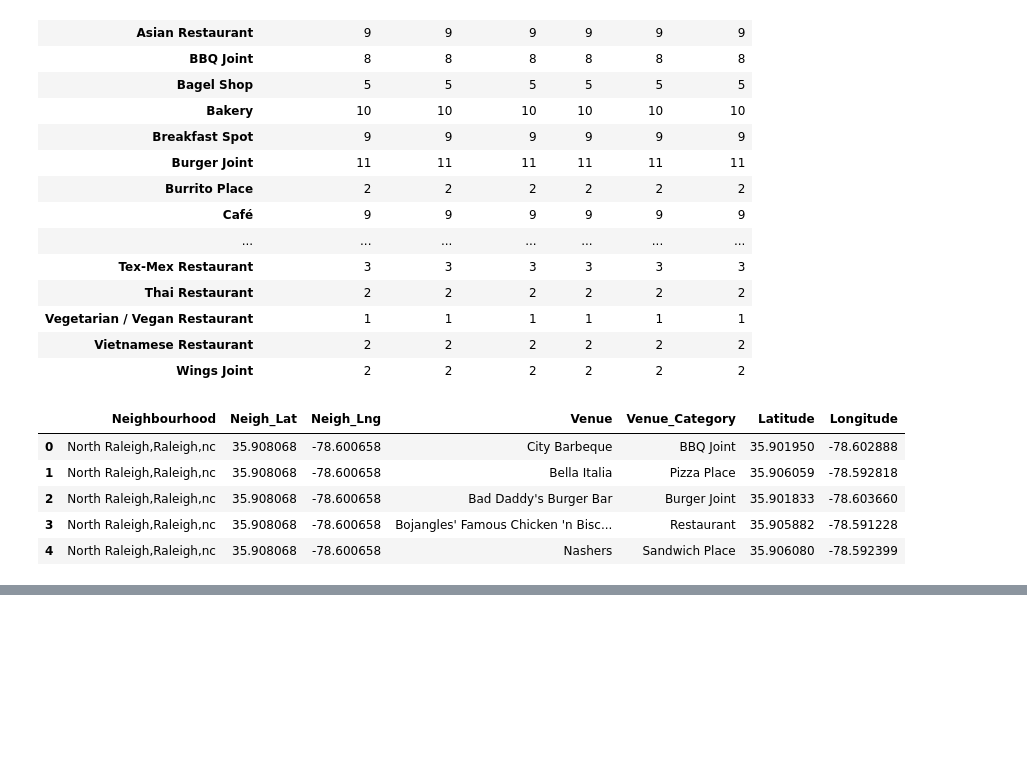
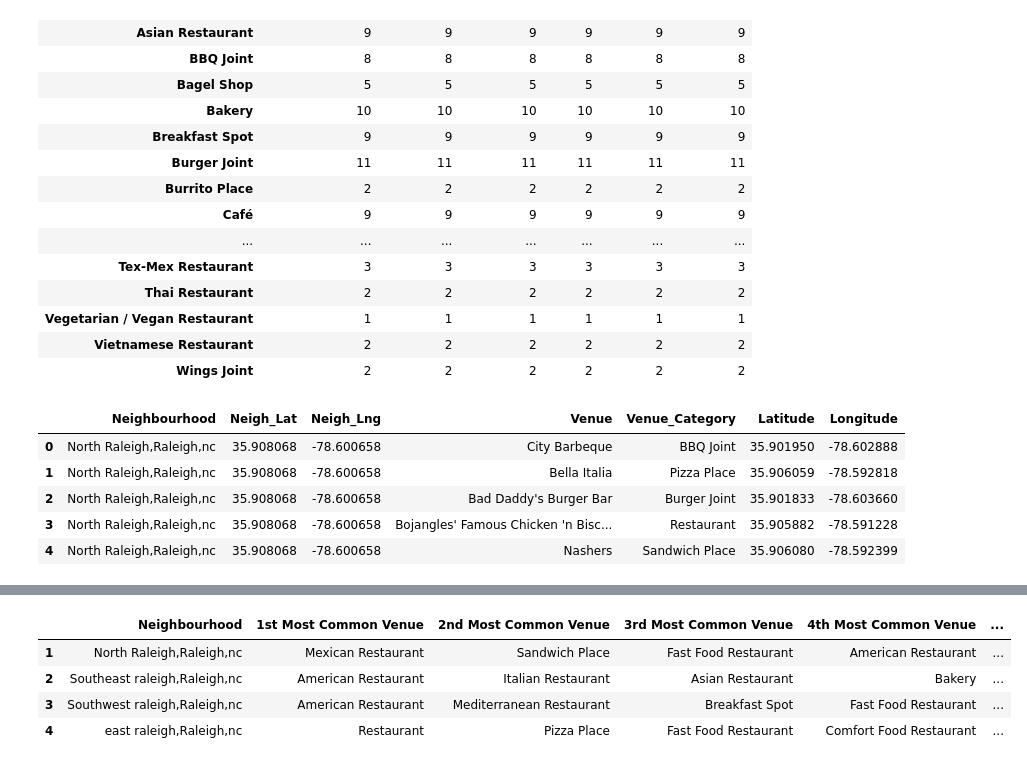
Before and after one commit to Devnathv/IBMCapstoneProject, a Jupyter notebook: FinalProject.ipynb, the cells around one changed output, grey strips where cells are left out. Cells and saved outputs as stored; diff of their text form; code cells hidden in the pictures; blank space fills up the shorter version.

```diff
--- a/FinalProject.ipynb
+++ b/FinalProject.ipynb
@@ -274,0 +377,37 @@ map_restaurants
+# %%
+## Define a Function to select the top 10 rows (According to the Values)
+
+def return_most_common_venues(row, num_top_venues):
+    row_categories = row.iloc[1:]
+    row_categories_sorted = row_categories.sort_values(ascending=False)
+
+    return row_categories_sorted.index.values[0:num_top_venues]
+
+num_top_venues = 10
+
+indicators = ['st', 'nd', 'rd']
+
+# create columns according to number of top venues
+columns = ['Neighbourhood']
+for ind in np.arange(num_top_venues):
+    try:
+        columns.append('{}{} Most Common Venue'.format(ind+1, indicators[ind]))
+    except:
+        columns.append('{}th Most Common Venue'.format(ind+1))
+
+# create a new dataframe
+Neighbourhood_top10_venues_sorted = pd.DataFrame(columns=columns)
+Neighbourhood_top10_venues_sorted['Neighbourhood'] = final_Ral_onehot_grouped['Neighbourhood']
+
+for ind in np.arange(final_Ral_onehot_grouped.shape[0]):
+    Neighbourhood_top10_venues_sorted.iloc[ind, 1:] = return_most_common_venues(final_Ral_onehot_grouped.iloc[ind, :], num_top_venues)
+
+
+Neighbourhood_top10_venues_sorted.index = np.arange(1, len(Neighbourhood_top10_venues_sorted)+1)
+Neighbourhood_top10_venues_sorted.head(5)
+# %% [output]
+|  | Neighbourhood | 1st Most Common Venue | 2nd Most Common Venue | 3rd Most Common Venue | 4th Most Common Venue | ... |
+| 1 | North Raleigh,Raleigh,nc | Mexican Restaurant | Sandwich Place | Fast Food Restaurant | American Restaurant | ... |
+| 2 | Southeast raleigh,Raleigh,nc | American Restaurant | Italian Restaurant | Asian Restaurant | Bakery | ... |
+| 3 | Southwest raleigh,Raleigh,nc | American Restaurant | Mediterranean Restaurant | Breakfast Spot | Fast Food Restaurant | ... |
+| 4 | east raleigh,Raleigh,nc | Restaurant | Pizza Place | Fast Food Restaurant | Comfort Food Restaurant | ... |
```
Also changed, not shown: parts of 9 cells of this notebook.
